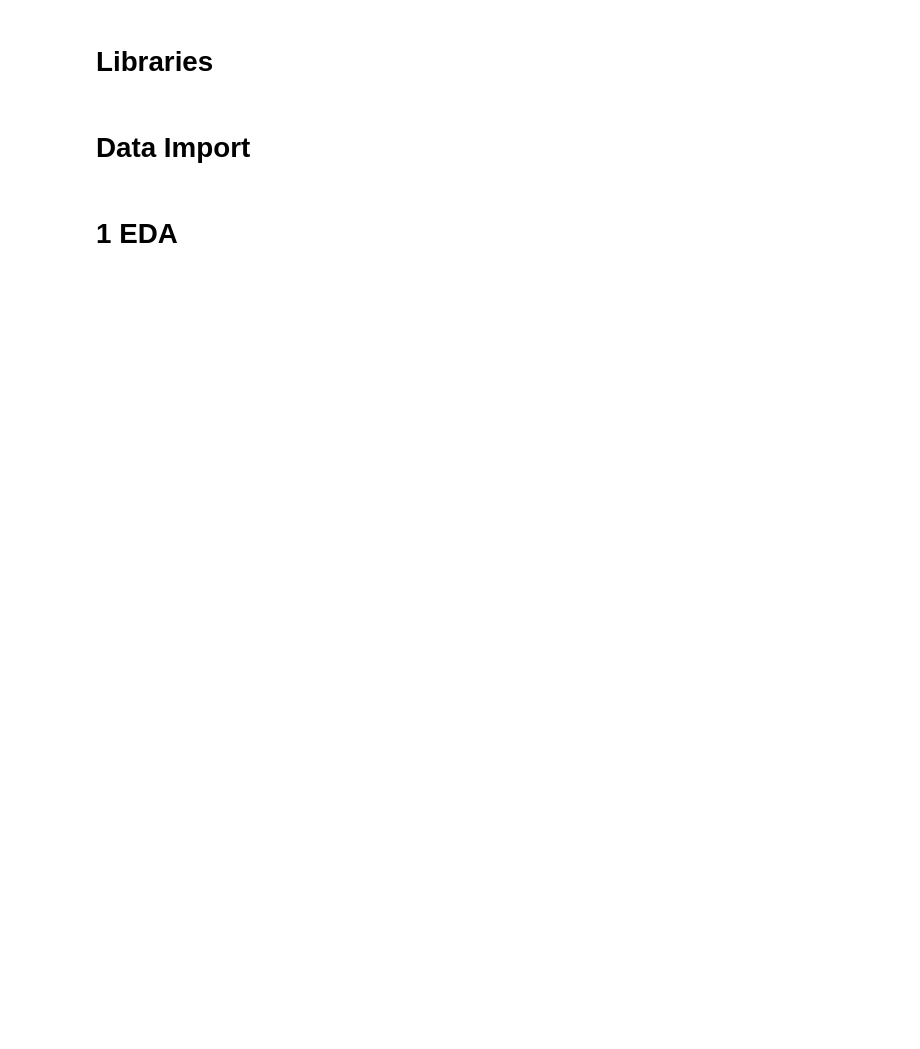
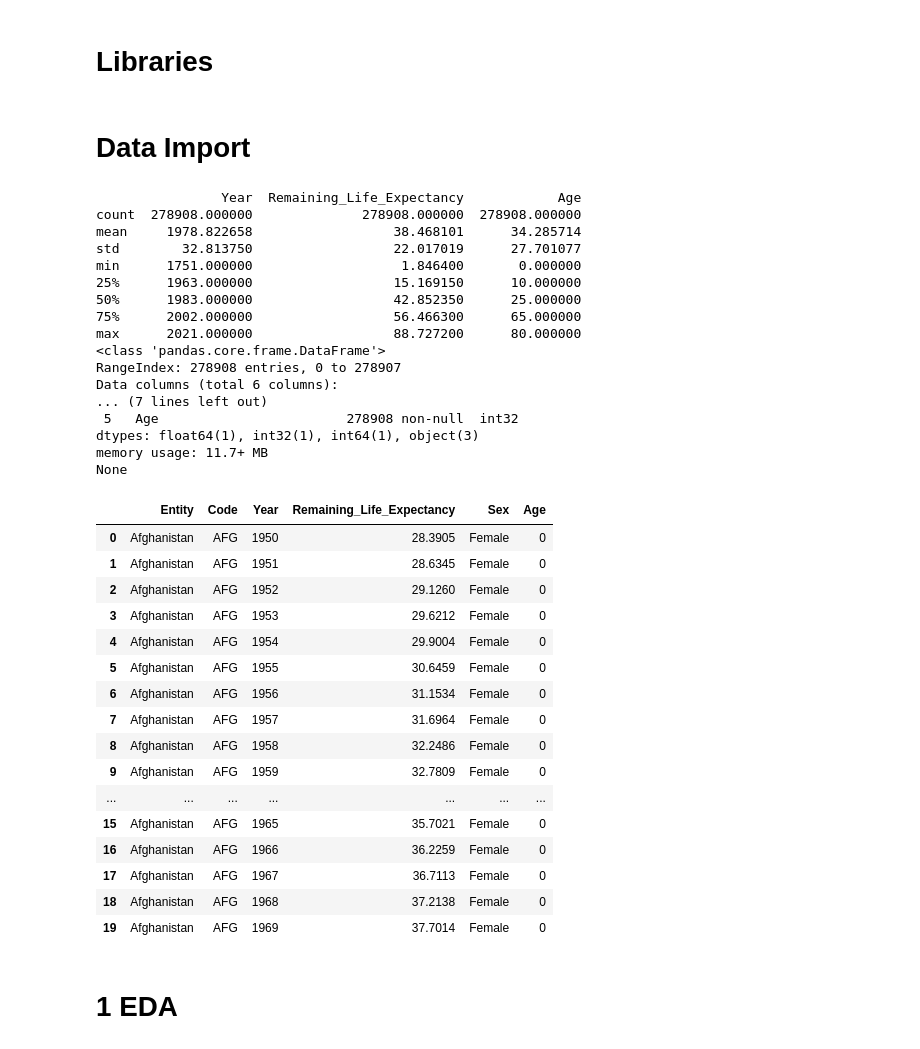
Before and after one commit to HarisFetic/Lebenserwartungs-Rechner-Projekt, a Jupyter notebook: sven/code.ipynb, the cells around one changed output. Saved outputs shown, nothing was run; the diff lists cells and outputs as text; code cells hidden in the pictures; blank space fills up the shorter version.

```diff
--- a/sven/code.ipynb
+++ b/sven/code.ipynb
@@ -16,6 +16,70 @@ df_male = pd.read_csv('data/remaining-life-expectancy-at-different-ages-males.cs
 
 # Merge the datasets on common columns
 df = pd.merge(df_female, df_male, on=['Entity', 'Code', 'Year'])
+# %%
+# Melt the female dataframe
+df_female_melted = df_female.melt(id_vars=['Entity', 'Code', 'Year'],
+                                  var_name='Age_Sex',
+                                  value_name='Remaining_Life_Expectancy')
+
+# Add a column to specify sex
+df_female_melted['Sex'] = 'Female'
+
+# Melt the male dataframe
+df_male_melted = df_male.melt(id_vars=['Entity', 'Code', 'Year'],
+                              var_name='Age_Sex',
+                              value_name='Remaining_Life_Expectancy')
+
+# Add a column to specify sex
+df_male_melted['Sex'] = 'Male'
+
+# Concatenate the dataframes
+df_combined = pd.concat([df_female_melted, df_male_melted], ignore_index=True)
+
+# Now, you might want to split the 'Age_Sex' column into separate 'Age' and 'Sex' columns
+df_combined['Age'] = df_combined['Age_Sex'].str.extract('Age: (\d+)').astype(int)
+
+# Drop the original 'Age_Sex' column as it's no longer needed
+df_combined = df_combined.drop('Age_Sex', axis=1)
+# %%
+print(df_combined.describe())
+print(df_combined.info())
+df_combined.head(20)
+# %% [output]
+                Year  Remaining_Life_Expectancy            Age
+count  278908.000000              278908.000000  278908.000000
+mean     1978.822658                  38.468101      34.285714
+std        32.813750                  22.017019      27.701077
+min      1751.000000                   1.846400       0.000000
+25%      1963.000000                  15.169150      10.000000
+50%      1983.000000                  42.852350      25.000000
+75%      2002.000000                  56.466300      65.000000
+max      2021.000000                  88.727200      80.000000
+<class 'pandas.core.frame.DataFrame'>
+RangeIndex: 278908 entries, 0 to 278907
+Data columns (total 6 columns):
+... (7 lines left out)
+ 5   Age                        278908 non-null  int32
+dtypes: float64(1), int32(1), int64(1), object(3)
+memory usage: 11.7+ MB
+None
+|  | Entity | Code | Year | Remaining_Life_Expectancy | Sex | Age |
+| 0 | Afghanistan | AFG | 1950 | 28.3905 | Female | 0 |
+| 1 | Afghanistan | AFG | 1951 | 28.6345 | Female | 0 |
+| 2 | Afghanistan | AFG | 1952 | 29.1260 | Female | 0 |
+| 3 | Afghanistan | AFG | 1953 | 29.6212 | Female | 0 |
+| 4 | Afghanistan | AFG | 1954 | 29.9004 | Female | 0 |
+| 5 | Afghanistan | AFG | 1955 | 30.6459 | Female | 0 |
+| 6 | Afghanistan | AFG | 1956 | 31.1534 | Female | 0 |
+| 7 | Afghanistan | AFG | 1957 | 31.6964 | Female | 0 |
+| 8 | Afghanistan | AFG | 1958 | 32.2486 | Female | 0 |
+| 9 | Afghanistan | AFG | 1959 | 32.7809 | Female | 0 |
+| ... | ... | ... | ... | ... | ... | ... |
+| 15 | Afghanistan | AFG | 1965 | 35.7021 | Female | 0 |
+| 16 | Afghanistan | AFG | 1966 | 36.2259 | Female | 0 |
+| 17 | Afghanistan | AFG | 1967 | 36.7113 | Female | 0 |
+| 18 | Afghanistan | AFG | 1968 | 37.2138 | Female | 0 |
+| 19 | Afghanistan | AFG | 1969 | 37.7014 | Female | 0 |
 # %% [markdown]
 # 1 EDA
 # %%
```
Also changed, not shown: parts of 2 cells of this notebook, 6 other files.
